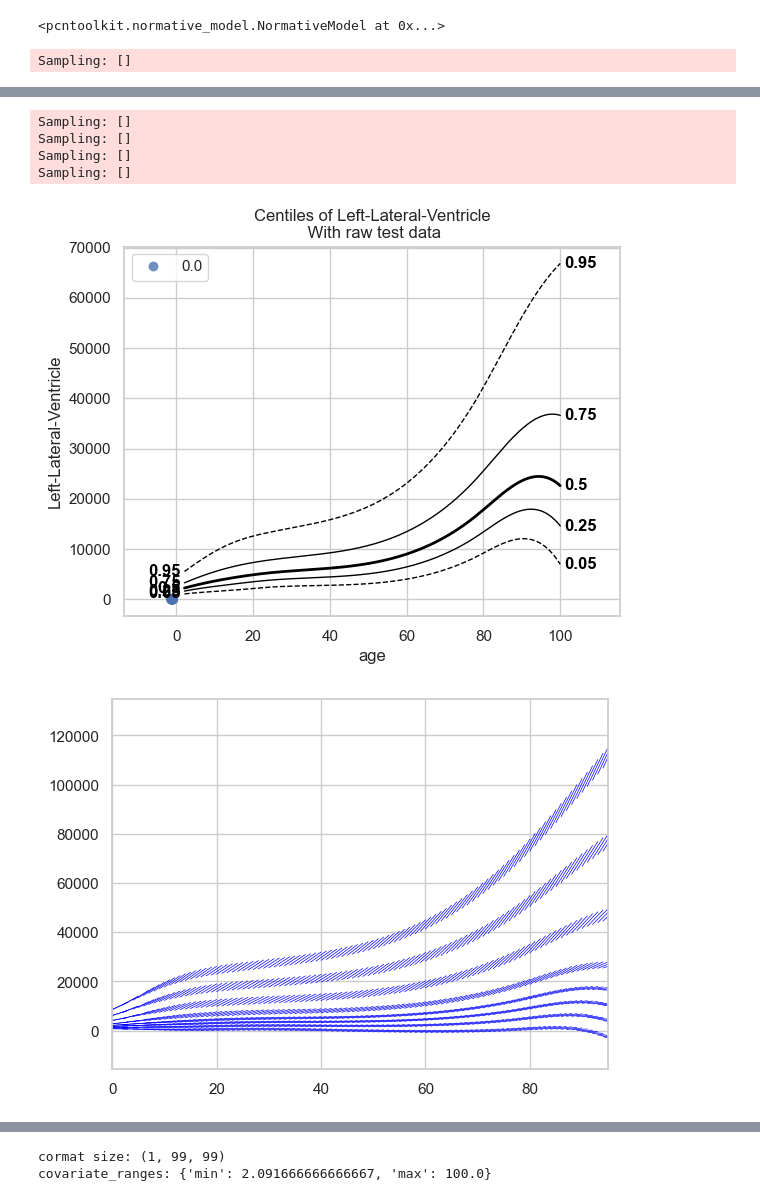
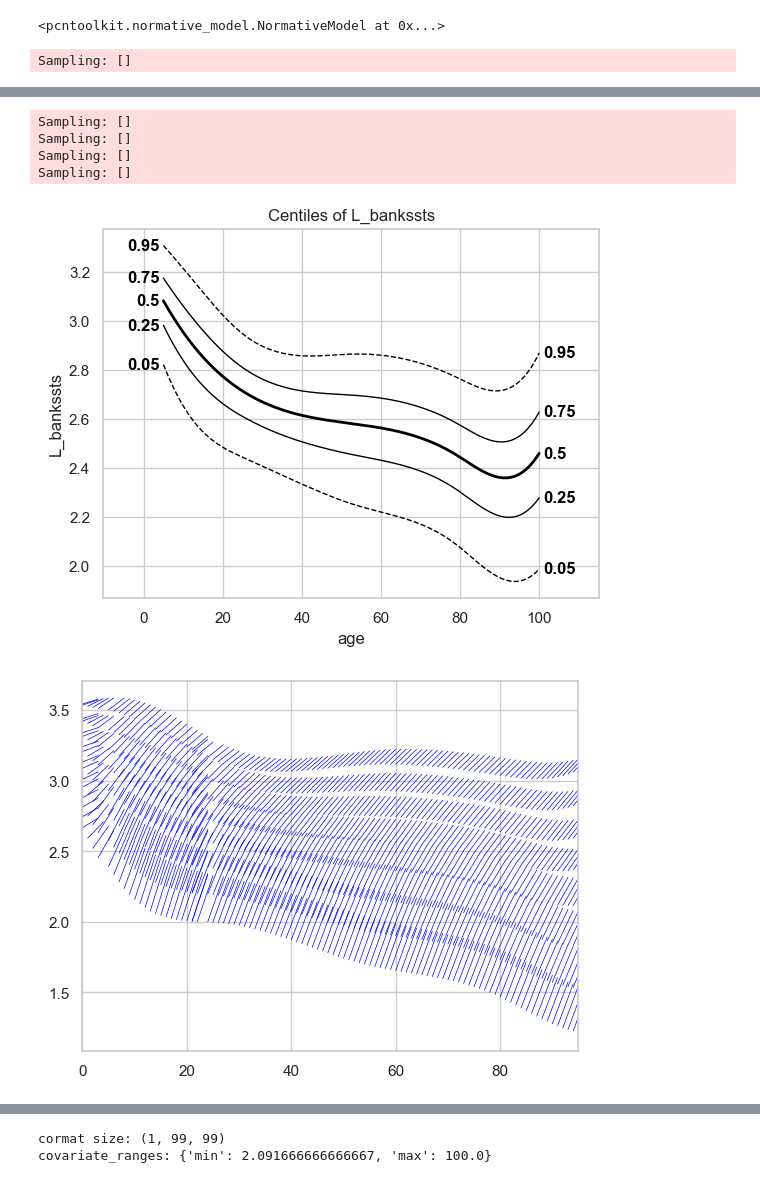
Before and after one commit to likeajumprope/PCNtoolkit, a Jupyter notebook: pcntoolkit/Velocity.ipynb, the cells around one changed output, grey strips where cells are left out. Saved outputs shown, nothing was run; the diff lists cells and outputs as text; code cells hidden in the pictures.

```diff
--- a/pcntoolkit/Velocity.ipynb
+++ b/pcntoolkit/Velocity.ipynb
@@ -15,6 +15,11 @@ test = pd.read_pickle("/Users/johannabayer/Documents/DATA/SC/test_SC_demented_ad
 
 covariates = ["age"]
 batch_effects = ["sex", "site_id2"]
+
+# features_to_model = [
+#     'L_bankssts',
+# ]
+
 
 features_to_model = [
     'Left-Lateral-Ventricle',
@@ -95,9 +100,9 @@ norm_test = NormData.from_dataframe(
     name="test", dataframe=test, covariates=covariates, batch_effects=batch_effects, response_vars=features_to_model
 )
 
-norm_test = norm_test.sel(response_vars=["Left-Lateral-Ventricle"])
+norm_test = norm_test.sel(response_vars=features_to_model)
 
-path = "/Users/johannabayer/Documents/Github/PCNtoolkit/pcntoolkit/save_dir_Sc_all_regions/results/Velocity"
+path = "/Users/johannabayer/Documents/Github/PCNtoolkit/pcntoolkit/save_dir_SC_all_regions/results/Velocity"
 # get correlation matrix
 #get_correlation_matrix(norm_test, bandwidth=3, covariate_name="age", matrix_path=path )
 
@@ -131,7 +136,8 @@ df_dict = {
 }
 
 # Add one reference value per batch effect from first observation
-ref_batch_values = norm_test.batch_effects.isel(observations=0).to_numpy()
+ref_batch_values = norm_test.batch_effects.isel(observations=500).to_numpy()
+
 
 for be_name, be_val in zip(batch_effect_names, ref_batch_values):
     df_dict[be_name] = np.full(n, be_val)
@@ -162,7 +168,8 @@ grid_data["Z"] = xr.DataArray(
         "response_vars": response_vars,
     },
 )
-print(norm_test.batch_effects)
-print(type(norm_test.batch_effects.values[0]))
-print(batch_effects)
+
+
+ref_batch_values = norm_test.batch_effects.isel(observations=500).to_numpy()
+ref_batch_values
 # %% [output]
@@ -219,14 +208,16 @@ thrive_Z = norm_test["thrive_Z"]
 thrive_X = norm_test["thrive_X"]
 thrive_Y = norm_test["thrive_Y"]
 
-thrive_X_raw = model.inscalers["age"].inverse_transform(thrive_X)
-thrive_Y_raw = model.outscalers["Left-Lateral-Ventricle"].inverse_transform(thrive_Y)
+#thrive_X_raw = model.inscalers["age"].inverse_transform(thrive_X)
+#thrive_Y_raw = model.outscalers[features_to_model[0]].inverse_transform(thrive_Y)
 
 
-for x, z in zip(thrive_X_raw, thrive_Y_raw):
+for x, z in zip(thrive_X, thrive_Y):
     plt.plot(np.ravel(x), np.ravel(z), color = "blue", linewidth=0.5)
 
 plt.xlim(0, 95)
 plt.show()
-thrive_Y_raw
+
+
+thrive_X
 # %% [output]
@@ -259,7 +243,7 @@ def subset_model(model, response_vars):
     sub.outscalers = {rv: sub.outscalers[rv] for rv in sub.response_vars}
     return sub
 
-small_model = subset_model(model, ["Left-Lateral-Ventricle"])
+small_model = subset_model(model, features_to_model)
 small_model
 # %% [output]
 <pcntoolkit.normative_model.NormativeModel at 0x...>
@@ -277,14 +261,13 @@ thrive_X = norm_test["thrive_X"]
 thrive_Y = norm_test["thrive_Y"]
 
 thrive_X_raw = small_model.inscalers["age"].inverse_transform(thrive_X)
-thrive_Y_raw = small_model.outscalers["Left-Lateral-Ventricle"].inverse_transform(thrive_Y)
+thrive_Y_raw = small_model.outscalers[features_to_model[0]].inverse_transform(thrive_Y)
 
 
 
 plot_centiles_advanced(
     model=small_model,
-    response_vars=["Left-Lateral-Ventricle"],
-    scatter_data=norm_test,        # filtered to known sites
+    response_vars=[features_to_model[0]],     # filtered to known sites
     harmonize_data=False,
 )
 
@@ -310,7 +293,7 @@ Process: 92999 - 2026-04-14 15:38:29 - Computing centiles for Left-Lateral-Ventr
 Sampling: []
 Sampling: []
 Sampling: []
 Sampling: []
-[figure, old version]
+[figure, new version]
-[figure, old version]
+[figure, new version]
 <xarray.DataArray 'thrive_Y' (dummy_obs: 800, response_vars: 1, offset: 2)> Size: 13kB
```
Also changed, not shown: parts of 8 cells of this notebook, 4 other files.
